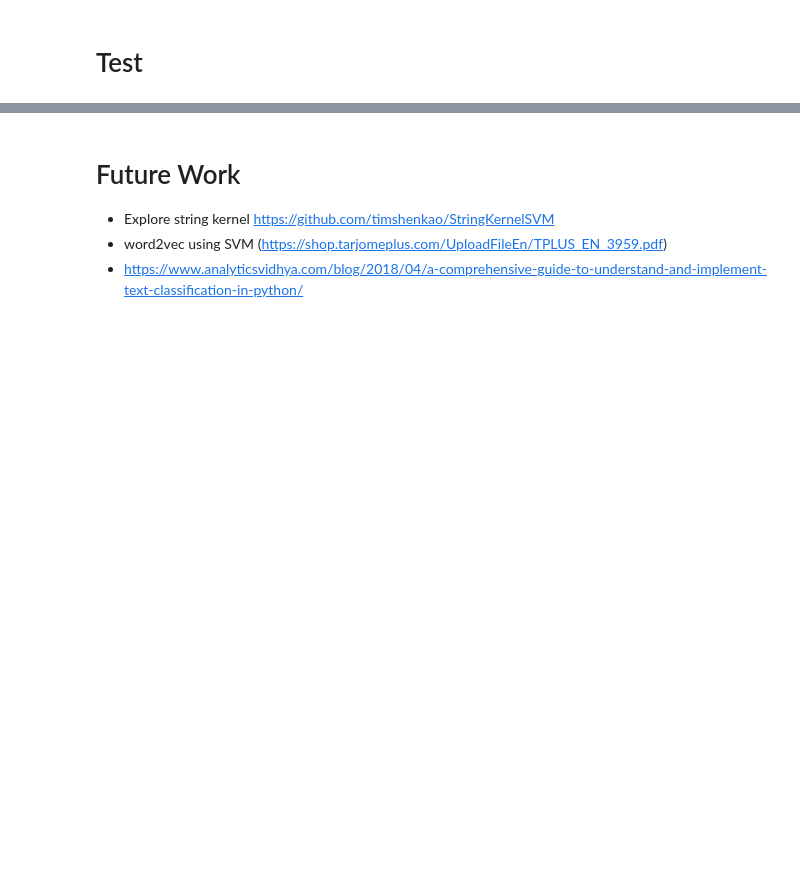
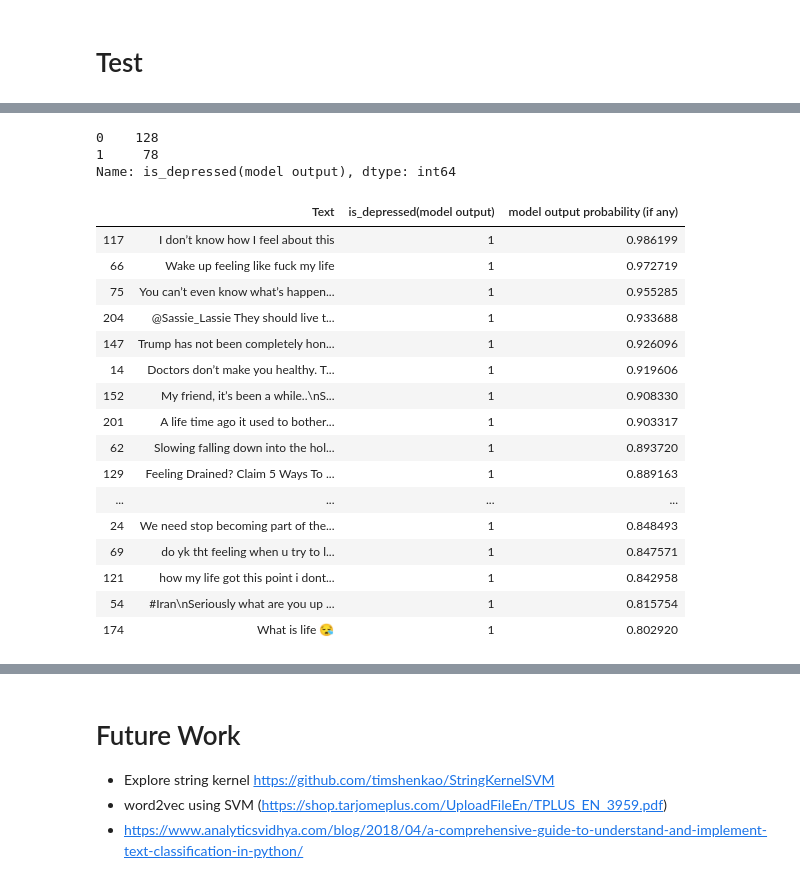
Before and after one commit to makalaaneesh/hapPy, a Jupyter notebook: NaiveBayes.ipynb, the cells around one changed output, grey strips where cells are left out. Drawn from its saved outputs; the diff is of its cells as text; code cells hidden in the pictures; blank space fills up the shorter version.

```diff
--- a/NaiveBayes.ipynb
+++ b/NaiveBayes.ipynb
@@ -134,0 +144,33 @@ predict.manual_test(naive_bayes,
+# %%
+test_results = predict.test_tweets_from_file(naive_bayes,
+                             "bot/tweets.json",
+                             model_id="NB",
+                             vectorizer=vectorizer)
+# %%
+print(test_results['is_depressed(model output)'].value_counts())
+# %% [output]
+0    128
+1     78
+Name: is_depressed(model output), dtype: int64
+# %%
+depressed_tweets = test_results[test_results['is_depressed(model output)'] == 1]
+# %%
+depressed_tweets.sort_values("model output probability (if any)", ascending=False).head(20)
+# %% [output]
+|  | Text | is_depressed(model output) | model output probability (if any) |
+| 117 | I don’t know how I feel about this | 1 | 0.986199 |
+| 66 | Wake up feeling like fuck my life | 1 | 0.972719 |
+| 75 | You can’t even know what’s happen... | 1 | 0.955285 |
+| 204 | @Sassie_Lassie They should live t... | 1 | 0.933688 |
+| 147 | Trump has not been completely hon... | 1 | 0.926096 |
+| 14 | Doctors don’t make you healthy. T... | 1 | 0.919606 |
+| 152 | My friend, it’s been a while..\nS... | 1 | 0.908330 |
+| 201 | A life time ago it used to bother... | 1 | 0.903317 |
+| 62 | Slowing falling down into the hol... | 1 | 0.893720 |
+| 129 | Feeling Drained? Claim 5 Ways To ... | 1 | 0.889163 |
+| ... | ... | ... | ... |
+| 24 | We need stop becoming part of the... | 1 | 0.848493 |
+| 69 | do yk tht feeling when u try to l... | 1 | 0.847571 |
+| 121 | how my life got this point i dont... | 1 | 0.842958 |
+| 54 | #Iran\nSeriously what are you up ... | 1 | 0.815754 |
+| 174 | What is life 😪 | 1 | 0.802920 |
```
Also changed, not shown: parts of 6 cells of this notebook, 7 other files.
